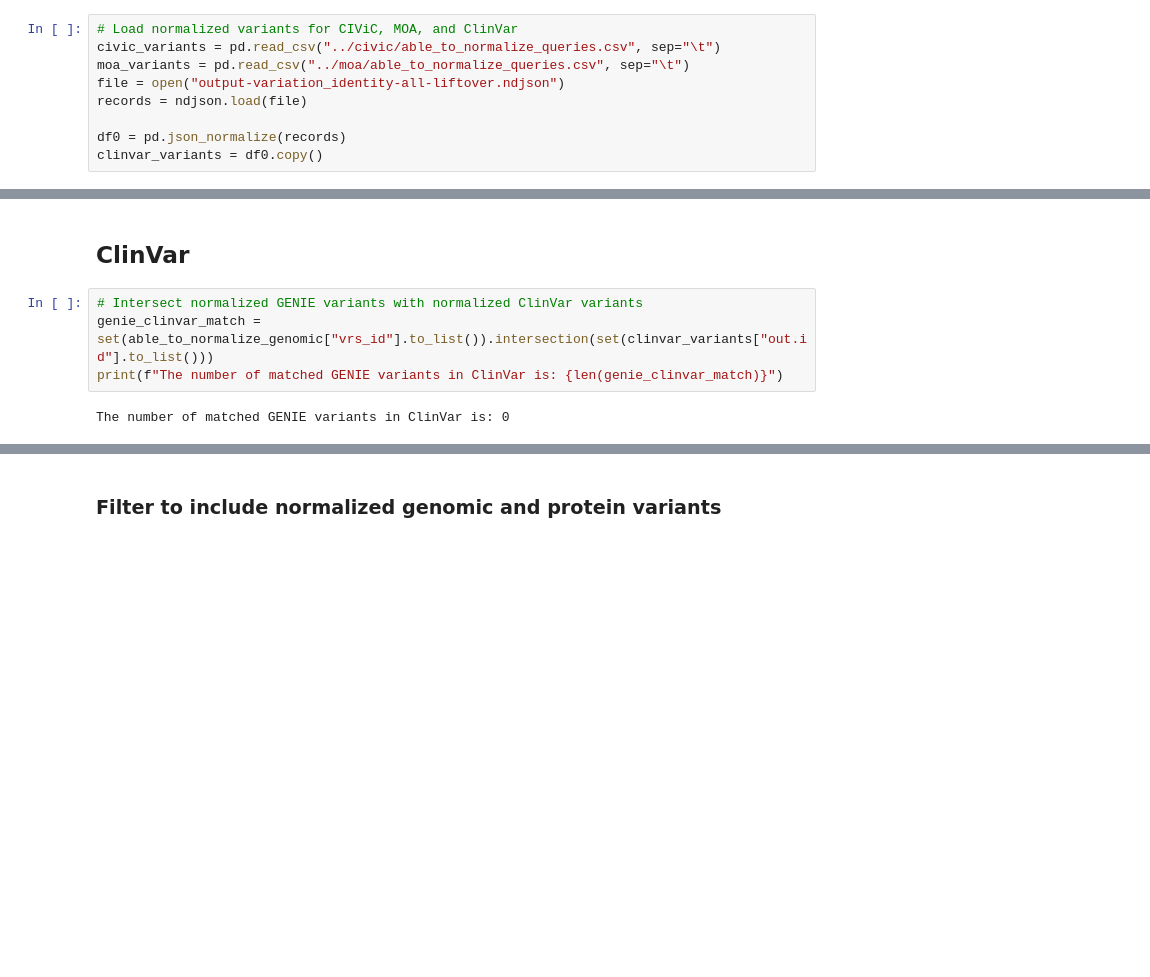
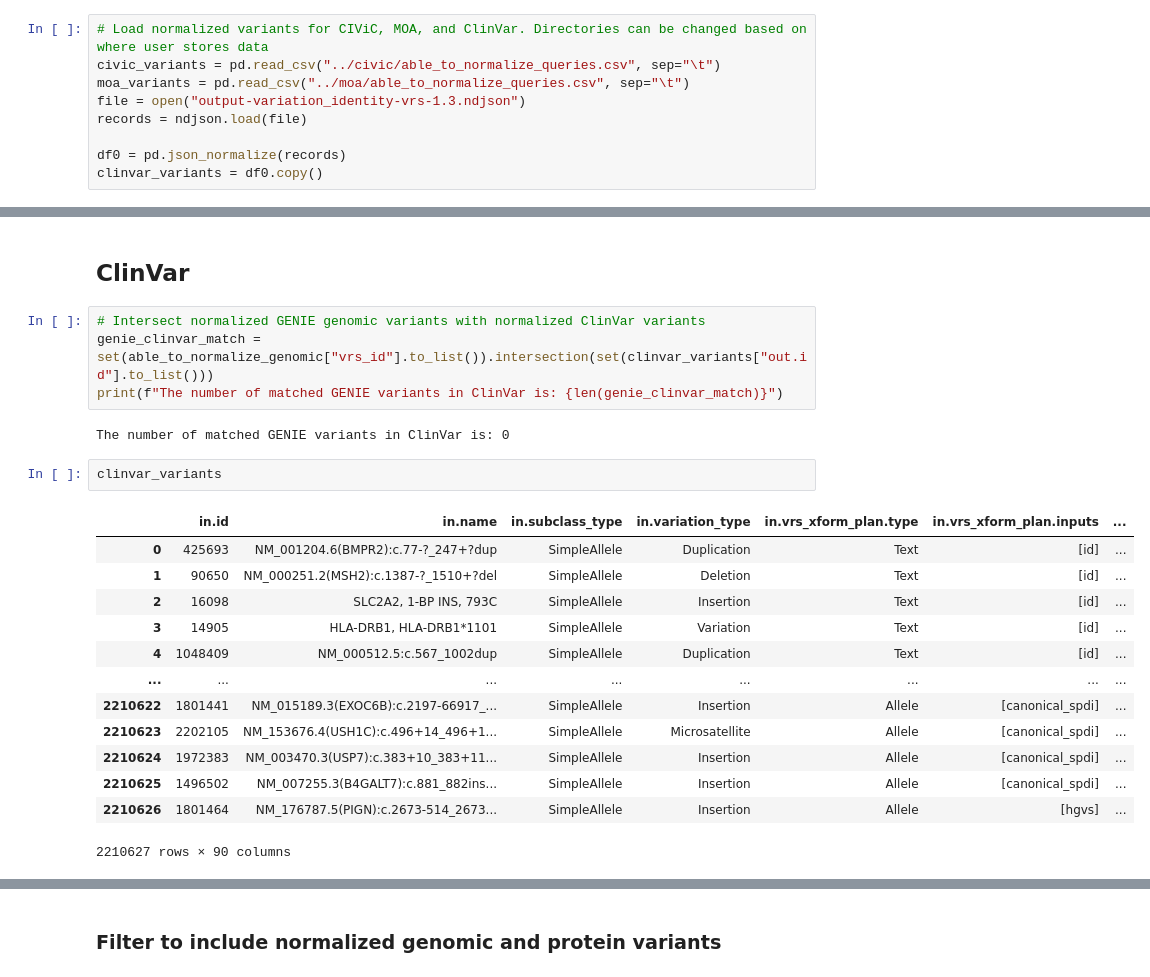
Before and after one commit to GenomicMedLab/variation-normalizer-manuscript, a Jupyter notebook: analysis/genie/genie_search_analysis.ipynb, the cells around one changed output, grey strips where cells are left out. Cells and saved outputs as stored; diff of their text form; blank space fills up the shorter version.

Commit message:
Try rerunning ClinVar

```diff
--- a/analysis/genie/genie_search_analysis.ipynb
+++ b/analysis/genie/genie_search_analysis.ipynb
@@ -11,10 +11,10 @@ import pandas as pd
 # %% [markdown]
 ## Load Data (CIViC, Molecular Oncology Almanac, ClinVar)
 # %%
-# Load normalized variants for CIViC, MOA, and ClinVar
+# Load normalized variants for CIViC, MOA, and ClinVar. Directories can be changed based on where user stores data
 civic_variants = pd.read_csv("../civic/able_to_normalize_queries.csv", sep="\t")
 moa_variants = pd.read_csv("../moa/able_to_normalize_queries.csv", sep="\t")
-file = open("output-variation_identity-all-liftover.ndjson")
+file = open("output-variation_identity-vrs-1.3.ndjson")
 records = ndjson.load(file)
 
 df0 = pd.json_normalize(records)
@@ -110,8 +113,24 @@ The number of matched GENIE variants in CIViC is: 1144
 # %% [markdown]
 ## ClinVar
 # %%
-# Intersect normalized GENIE variants with normalized ClinVar variants
+# Intersect normalized GENIE genomic variants with normalized ClinVar variants
 genie_clinvar_match = set(able_to_normalize_genomic["vrs_id"].to_list()).intersection(set(clinvar_variants["out.id"].to_list()))
 print(f"The number of matched GENIE variants in ClinVar is: {len(genie_clinvar_match)}")
 # %% [output]
 The number of matched GENIE variants in ClinVar is: 0
+# %%
+clinvar_variants
+# %% [output]
+|  | in.id | in.name | in.subclass_type | in.variation_type | in.vrs_xform_plan.type | in.vrs_xform_plan.inputs | ... |
+| 0 | 425693 | NM_001204.6(BMPR2):c.77-?_247+?dup | SimpleAllele | Duplication | Text | [id] | ... |
+| 1 | 90650 | NM_000251.2(MSH2):c.1387-?_1510+?del | SimpleAllele | Deletion | Text | [id] | ... |
+| 2 | 16098 | SLC2A2, 1-BP INS, 793C | SimpleAllele | Insertion | Text | [id] | ... |
+| 3 | 14905 | HLA-DRB1, HLA-DRB1*1101 | SimpleAllele | Variation | Text | [id] | ... |
+| 4 | 1048409 | NM_000512.5:c.567_1002dup | SimpleAllele | Duplication | Text | [id] | ... |
+| ... | ... | ... | ... | ... | ... | ... | ... |
+| 2210622 | 1801441 | NM_015189.3(EXOC6B):c.2197-66917_... | SimpleAllele | Insertion | Allele | [canonical_spdi] | ... |
+| 2210623 | 2202105 | NM_153676.4(USH1C):c.496+14_496+1... | SimpleAllele | Microsatellite | Allele | [canonical_spdi] | ... |
+| 2210624 | 1972383 | NM_003470.3(USP7):c.383+10_383+11... | SimpleAllele | Insertion | Allele | [canonical_spdi] | ... |
+| 2210625 | 1496502 | NM_007255.3(B4GALT7):c.881_882ins... | SimpleAllele | Insertion | Allele | [canonical_spdi] | ... |
+| 2210626 | 1801464 | NM_176787.5(PIGN):c.2673-514_2673... | SimpleAllele | Insertion | Allele | [hgvs] | ... |
+2210627 rows × 90 columns
```
Also changed, not shown: parts of 9 cells of this notebook.
